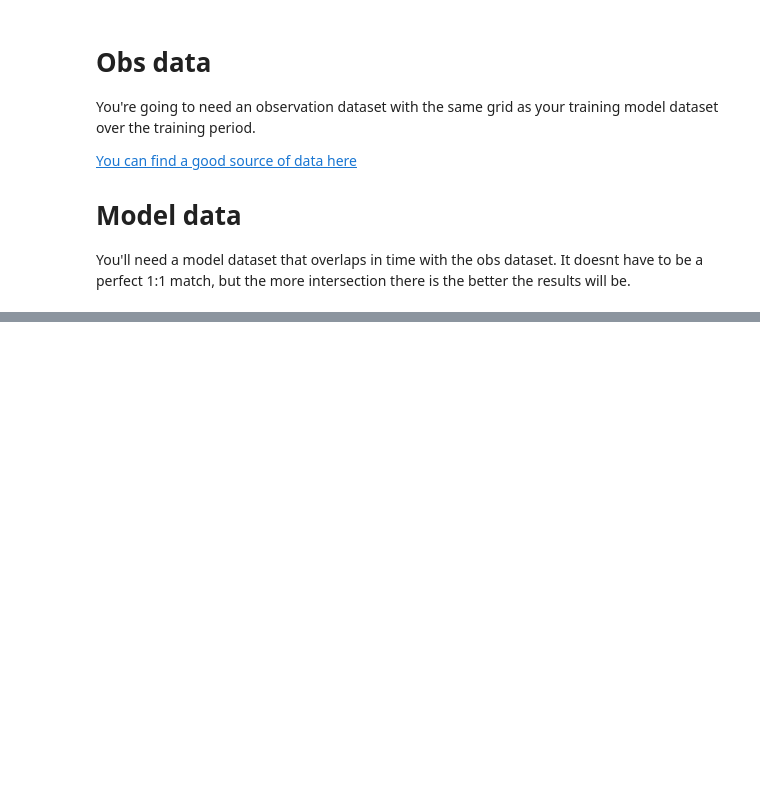
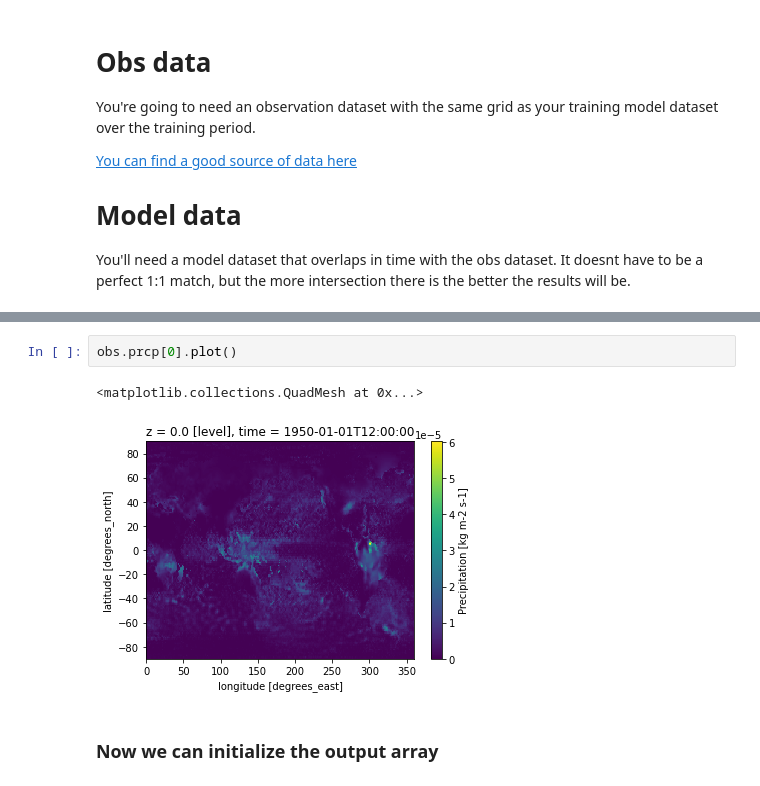
Before and after one commit to PCMDI/BCSD-downscaler, a Jupyter notebook: BCSD.ipynb, the cells around one changed output, grey strips where cells are left out. Cells and saved outputs as stored; diff of their text form; blank space fills up the shorter version.

```diff
--- a/BCSD.ipynb
+++ b/BCSD.ipynb
@@ -100,0 +125,7 @@ Data variables:
+# %%
+obs.prcp[0].plot()
+# %% [output]
+<matplotlib.collections.QuadMesh at 0x...>
+[figure, added]
+# %% [markdown]
+### Now we can initialize the output array
```
Also changed, not shown: parts of 20 cells of this notebook, 2 other files.
